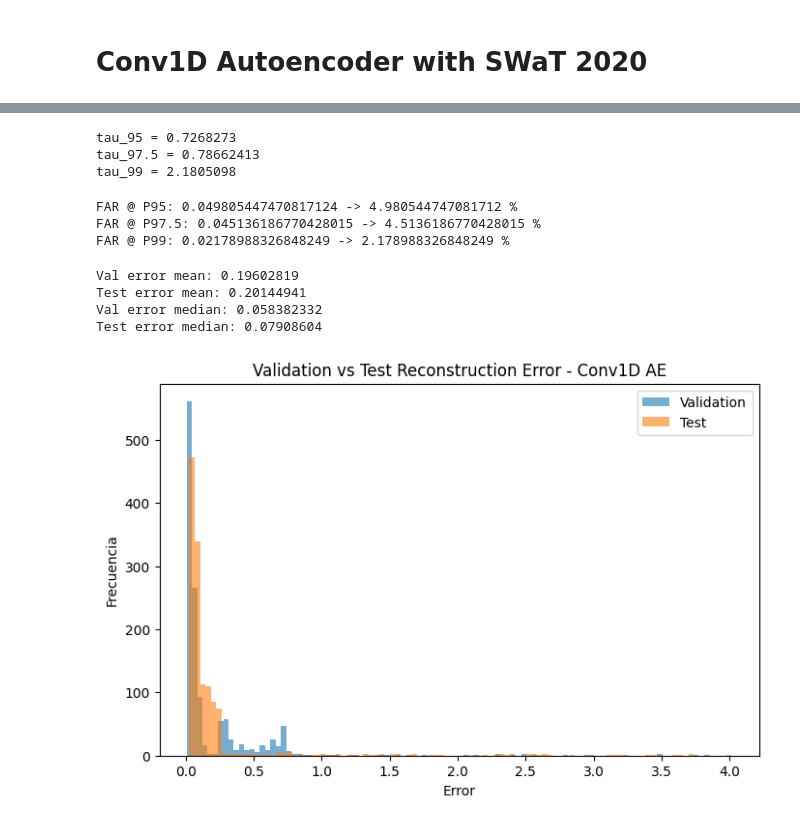
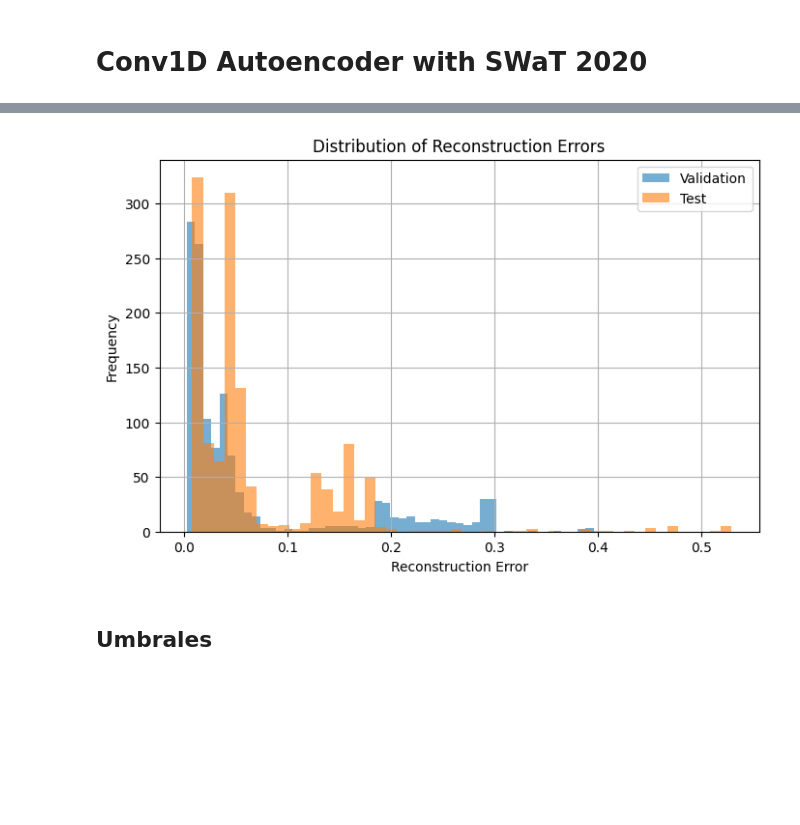
Before and after one commit to juanmi30/ics-synthetic-data-augmentation, a Jupyter notebook: Conv1D_Autoencoder.ipynb, the cells around one changed output, grey strips where cells are left out. Drawn from its saved outputs; the diff is of its cells as text; code cells hidden in the pictures; blank space fills up the shorter version.

Commit message:
implementación Conv1D AC

```diff
--- a/Conv1D_Autoencoder.ipynb
+++ b/Conv1D_Autoencoder.ipynb
@@ -200,4 +681,9 @@ X_val_tensor   = torch.tensor(X_val, dtype=torch.float32)
 X_test_tensor  = torch.tensor(X_test, dtype=torch.float32)
 
 train_dataset = TensorDataset(X_train_tensor)
+val_dataset   = TensorDataset(X_val_tensor)
+test_dataset  = TensorDataset(X_test_tensor)
+
 train_loader = DataLoader(train_dataset, batch_size=64, shuffle=True)
+val_loader   = DataLoader(val_dataset, batch_size=64, shuffle=False)
+test_loader  = DataLoader(test_dataset, batch_size=64, shuffle=False)
@@ -204,16 +692,16 @@ train_loader = DataLoader(train_dataset, batch_size=64, shuffle=True)
 # %%
 class Conv1dAutoencoder(nn.Module):
-    def __init__(self, input_channels=60):
+    def __init__(self, input_channels):
         super(Conv1dAutoencoder, self).__init__()
 
         self.encoder = nn.Sequential(
             nn.Conv1d(in_channels=input_channels, out_channels=32, kernel_size=3, padding=1),
             nn.ReLU(),
-            nn.MaxPool1d(kernel_size=2),   # seq_len: 60 -> 30
+            nn.MaxPool1d(kernel_size=2),   # 60 -> 30
 
             nn.Conv1d(in_channels=32, out_channels=16, kernel_size=3, padding=1),
             nn.ReLU(),
-            nn.MaxPool1d(kernel_size=2)    # seq_len: 30 -> 15
+            nn.MaxPool1d(kernel_size=2)    # 30 -> 15
         )
 
         self.decoder = nn.Sequential(
@@ -246,3 +739,4 @@ optimizer = torch.optim.Adam(model.parameters(), lr=1e-3)
 
 epochs = 30
 loss_history = []
+val_loss_history = []
@@ -267,5 +763,17 @@ for epoch in range(epochs):
     epoch_loss = total_loss / len(train_loader)
     loss_history.append(epoch_loss)
 
-    print(f"Epoch {epoch+1}/{epochs}, Loss: {epoch_loss}")
+    model.eval()
+    total_val_loss = 0
+    with torch.no_grad():
+        for batch in val_loader:
+            x_val_batch = batch[0].to(device)
+            x_val_hat_batch = model(x_val_batch)
+            val_loss = criterion(x_val_hat_batch, x_val_batch)
+            total_val_loss += val_loss.item()
+
+    epoch_val_loss = total_val_loss / len(val_loader)
+    val_loss_history.append(epoch_val_loss)
+
+    print(f"Epoch [{epoch+1}/{epochs}] - Train Loss: {epoch_loss:.6f} - Val Loss: {epoch_val_loss:.6f}")
 # %% [output]
@@ -329,46 +854,14 @@ P90, P95, P97.5, P99 = [0.60727308 0.72682733 0.78662314 2.18050358]
-# %%
-tau_95  = np.percentile(val_reconstruction_errors, 95)
-tau_975 = np.percentile(val_reconstruction_errors, 97.5)
-tau_99  = np.percentile(val_reconstruction_errors, 99)
-
-print("tau_95 =", tau_95)
-print("tau_97.5 =", tau_975)
-print("tau_99 =", tau_99)
-# %% [output]
-tau_95 = 0.7268273
-tau_97.5 = 0.78662413
-tau_99 = 2.1805098
-# %%
-far_95  = np.mean(test_reconstruction_errors > tau_95)
-far_975 = np.mean(test_reconstruction_errors > tau_975)
-far_99  = np.mean(test_reconstruction_errors > tau_99)
-
-print("FAR @ P95:", far_95, "->", far_95 * 100, "%")
-print("FAR @ P97.5:", far_975, "->", far_975 * 100, "%")
-print("FAR @ P99:", far_99, "->", far_99 * 100, "%")
-# %% [output]
-FAR @ P95: 0.049805447470817124 -> 4.980544747081712 %
-FAR @ P97.5: 0.045136186770428015 -> 4.5136186770428015 %
-FAR @ P99: 0.02178988326848249 -> 2.178988326848249 %
-# %%
-print("Val error mean:", np.mean(val_reconstruction_errors))
-print("Test error mean:", np.mean(test_reconstruction_errors))
-
-print("Val error median:", np.median(val_reconstruction_errors))
-print("Test error median:", np.median(test_reconstruction_errors))
-# %% [output]
-Val error mean: 0.19602819
-Test error mean: 0.20144941
-Val error median: 0.058382332
-Test error median: 0.07908604
 # %%
-plt.figure(figsize=(8,5))
-plt.hist(val_reconstruction_errors, bins=100, alpha=0.6, label="Validation")
-plt.hist(test_reconstruction_errors, bins=100, alpha=0.6, label="Test")
-plt.title("Validation vs Test Reconstruction Error - Conv1D AE")
-plt.xlabel("Error")
-plt.ylabel("Frecuencia")
+plt.figure(figsize=(8, 5))
+plt.hist(val_reconstruction_errors, bins=50, alpha=0.6, label="Validation")
+plt.hist(test_reconstruction_errors, bins=50, alpha=0.6, label="Test")
+plt.xlabel("Reconstruction Error")
+plt.ylabel("Frequency")
+plt.title("Distribution of Reconstruction Errors")
 plt.legend()
+plt.grid(True)
 plt.show()
 # %% [output]
-[figure, old version]
+[figure, new version]
+# %% [markdown]
+## Umbrales
```
Also changed, not shown: parts of 63 cells of this notebook.
